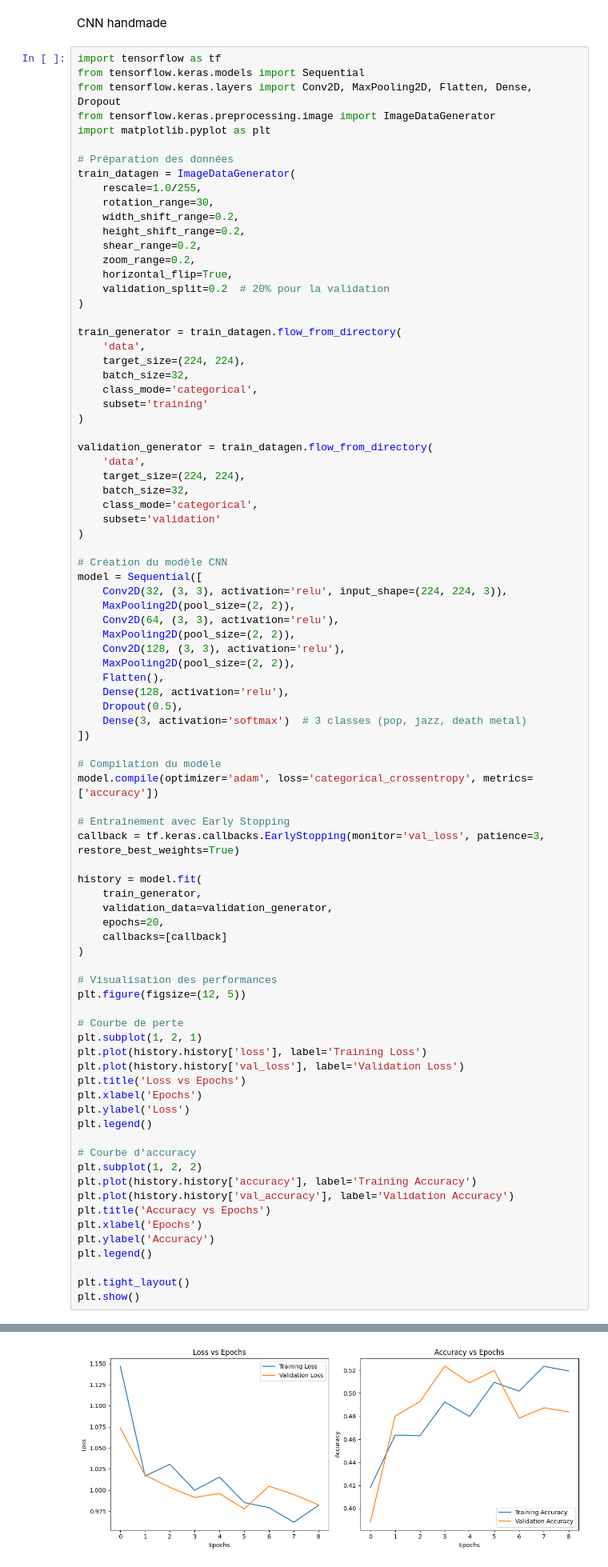
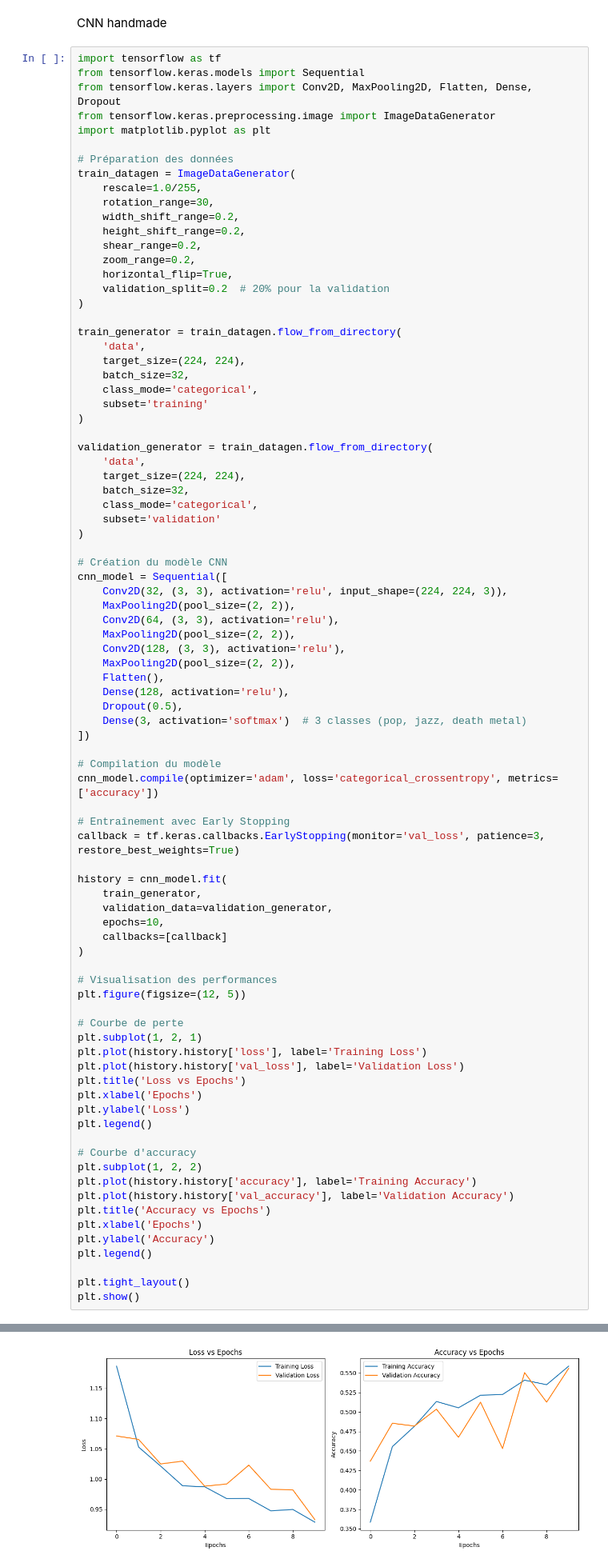
Before and after one commit to guilhemgrvx/AML_project, a Jupyter notebook: Prediction.ipynb, the cells around one changed output, grey strips where cells are left out. Shown at 80% size. Saved outputs shown, nothing was run; the diff lists cells and outputs as text.

```diff
--- a/Prediction.ipynb
+++ b/Prediction.ipynb
@@ -348,7 +528,7 @@ validation_generator = train_datagen.flow_from_directory(
 )
 
 # Création du modèle CNN
-model = Sequential([
+cnn_model = Sequential([
     Conv2D(32, (3, 3), activation='relu', input_shape=(224, 224, 3)),
     MaxPooling2D(pool_size=(2, 2)),
     Conv2D(64, (3, 3), activation='relu'),
@@ -362,15 +542,15 @@ model = Sequential([
 ])
 
 # Compilation du modèle
-model.compile(optimizer='adam', loss='categorical_crossentropy', metrics=['accuracy'])
+cnn_model.compile(optimizer='adam', loss='categorical_crossentropy', metrics=['accuracy'])
 
 # Entraînement avec Early Stopping
 callback = tf.keras.callbacks.EarlyStopping(monitor='val_loss', patience=3, restore_best_weights=True)
 
-history = model.fit(
+history = cnn_model.fit(
     train_generator,
     validation_data=validation_generator,
-    epochs=20,
+    epochs=10,
     callbacks=[callback]
 )
 
@@ -421 +603 @@ Epoch 9/20
-[figure, old version]
+[figure, new version]
```
Also changed, not shown: parts of 17 cells of this notebook, 1 other file.
